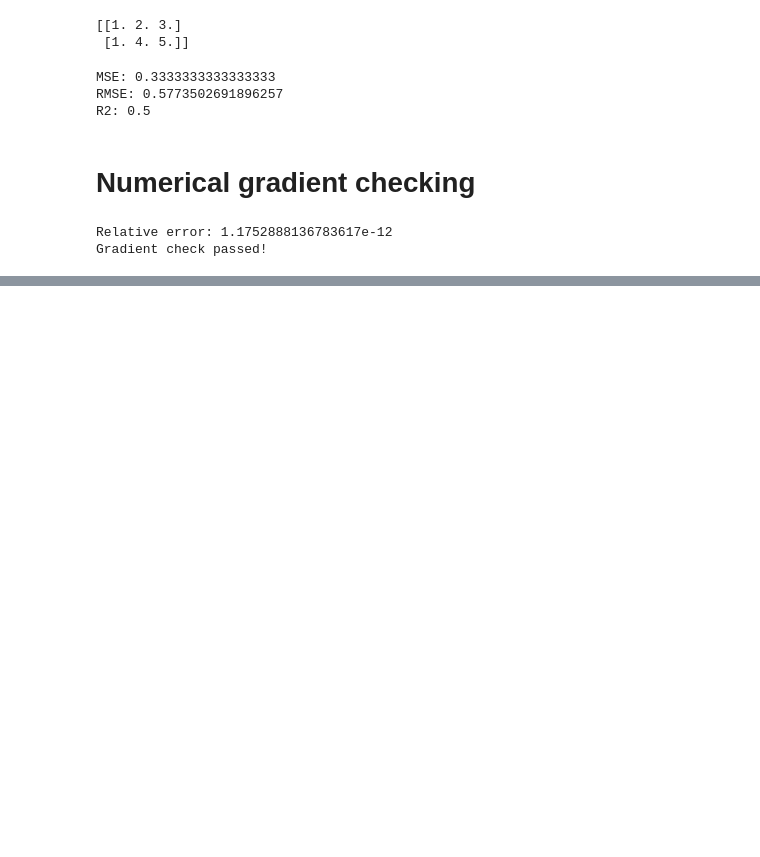
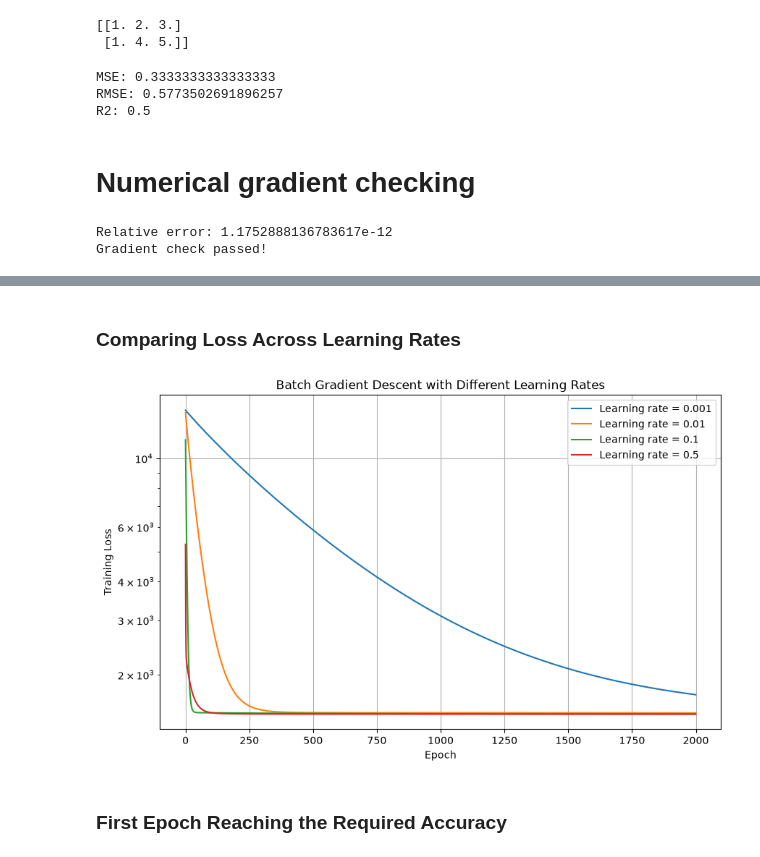
Before and after one commit to aseelibrahim123/ML_lab2, a Jupyter notebook: assignment2.ipynb, the cells around one changed output, grey strips where cells are left out. Saved outputs shown, nothing was run; the diff lists cells and outputs as text; code cells hidden in the pictures; blank space fills up the shorter version.

```diff
--- a/assignment2.ipynb
+++ b/assignment2.ipynb
@@ -286,0 +375,5 @@ Gradient check passed!
+# %%
+w_star = normal_equation(X_diabetes_train_scaled, y_diabetes_train)
+
+print("Optimal weights:", w_star)
+print("Number of weights:", len(w_star))
@@ -286,0 +414,20 @@ Gradient check passed!
+# %%
+learning_rates = [0.001, 0.01, 0.1, 0.5, 1.0]
+
+results = {}
+
+for eta in learning_rates:
+    weights, losses, distances = batch_gradient_descent(
+    X_diabetes_train_bias,
+    y_diabetes_train,
+    eta,
+    2000,
+    w_star
+    )
+
+    results[eta] = (weights, losses, distances)
+
+    print("Learning rate:", eta)
+    print("Final loss:", losses[-1])
+    print("Final relative distance:", distances[-1])
+    print()
@@ -286,0 +454,23 @@ Gradient check passed!
+# %% [markdown]
+### Comparing Loss Across Learning Rates
+# %%
+plt.figure(figsize=(10, 6))
+
+for eta in learning_rates:
+    losses = results[eta][1]
+
+    if np.all(np.isfinite(losses)):
+        plt.plot(losses, label=f"Learning rate = {eta}")
+
+plt.yscale("log")
+plt.xlabel("Epoch")
+plt.ylabel("Training Loss")
+plt.title("Batch Gradient Descent with Different Learning Rates")
+plt.legend()
+plt.grid(True)
+
+plt.show()
+# %% [output]
+[figure, added]
+# %% [markdown]
+### First Epoch Reaching the Required Accuracy
```
Also changed, not shown: parts of 39 cells of this notebook.
